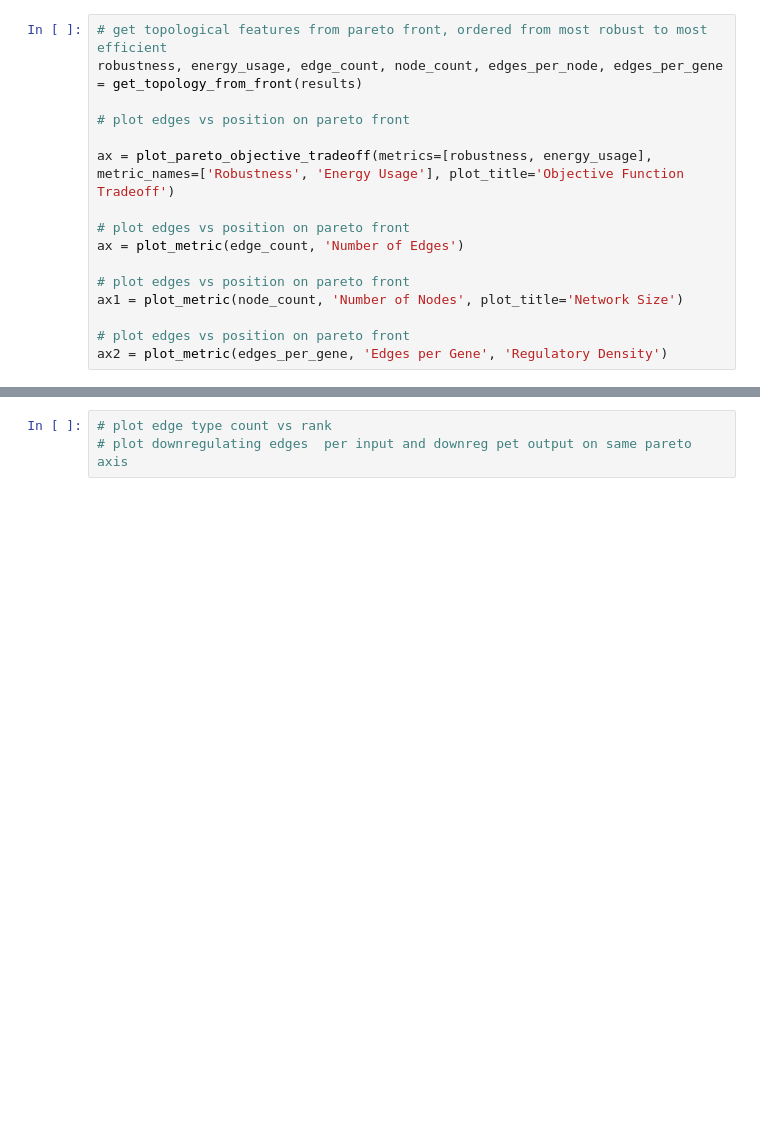
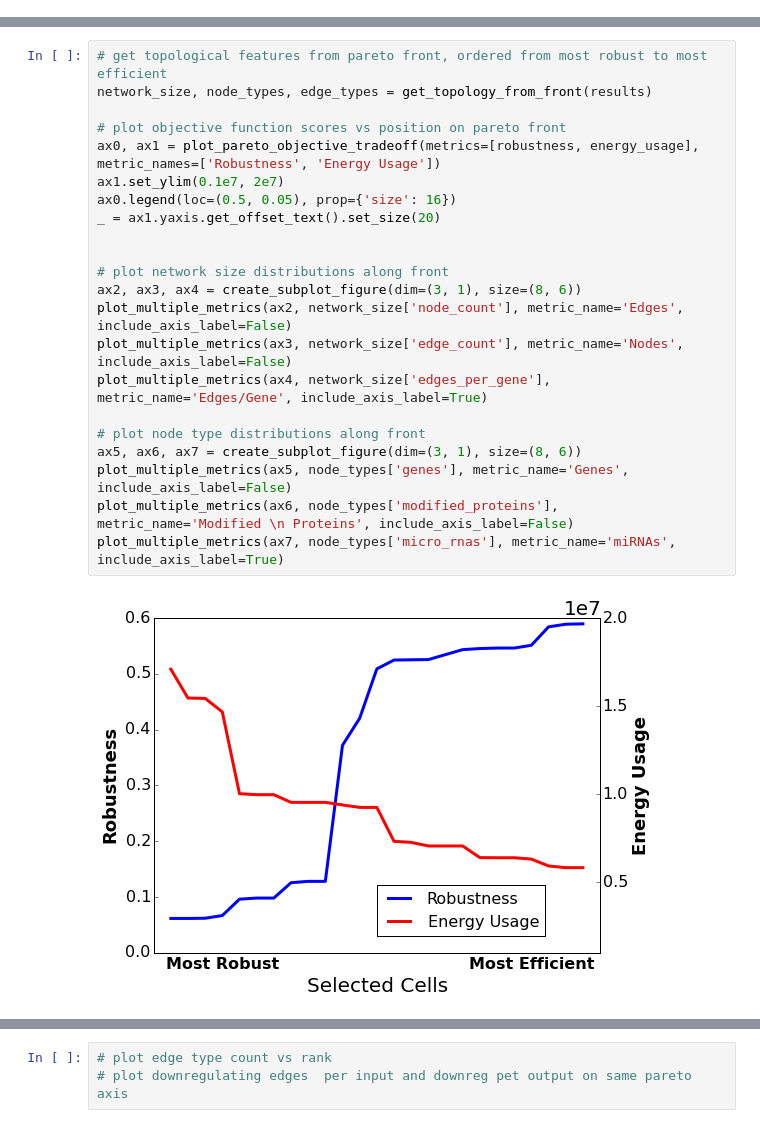
Before and after one commit to sbernasek/evolution_of_grn, a Jupyter notebook: analysis.ipynb, the cells around one changed output, grey strips where cells are left out. Saved outputs shown, nothing was run; the diff lists cells and outputs as text; blank space fills up the shorter version.

```diff
--- a/analysis.ipynb
+++ b/analysis.ipynb
@@ -31,16 +26,0 @@ ax.set_yscale('linear')
-# %%
-# get topological features from pareto front, ordered from most robust to most efficient
-robustness, energy_usage, edge_count, node_count, edges_per_node, edges_per_gene = get_topology_from_front(results)
-
-# plot edges vs position on pareto front
-
-ax = plot_pareto_objective_tradeoff(metrics=[robustness, energy_usage], metric_names=['Robustness', 'Energy Usage'], plot_title='Objective Function Tradeoff')
-
-# plot edges vs position on pareto front
-ax = plot_metric(edge_count, 'Number of Edges')
-
-# plot edges vs position on pareto front
-ax1 = plot_metric(node_count, 'Number of Nodes', plot_title='Network Size')
-
-# plot edges vs position on pareto front
-ax2 = plot_metric(edges_per_gene, 'Edges per Gene', 'Regulatory Density')
@@ -51,0 +27,24 @@ ax2 = plot_metric(edges_per_gene, 'Edges per Gene', 'Regulatory Density')
+# %%
+# get topological features from pareto front, ordered from most robust to most efficient
+network_size, node_types, edge_types = get_topology_from_front(results)
+
+# plot objective function scores vs position on pareto front
+ax0, ax1 = plot_pareto_objective_tradeoff(metrics=[robustness, energy_usage], metric_names=['Robustness', 'Energy Usage'])
+ax1.set_ylim(0.1e7, 2e7)
+ax0.legend(loc=(0.5, 0.05), prop={'size': 16})
+_ = ax1.yaxis.get_offset_text().set_size(20)
+
+
+# plot network size distributions along front
+ax2, ax3, ax4 = create_subplot_figure(dim=(3, 1), size=(8, 6))
+plot_multiple_metrics(ax2, network_size['node_count'], metric_name='Edges', include_axis_label=False)
+plot_multiple_metrics(ax3, network_size['edge_count'], metric_name='Nodes', include_axis_label=False)
+plot_multiple_metrics(ax4, network_size['edges_per_gene'], metric_name='Edges/Gene', include_axis_label=True)
+
+# plot node type distributions along front
+ax5, ax6, ax7 = create_subplot_figure(dim=(3, 1), size=(8, 6))
+plot_multiple_metrics(ax5, node_types['genes'], metric_name='Genes', include_axis_label=False)
+plot_multiple_metrics(ax6, node_types['modified_proteins'], metric_name='Modified \n Proteins', include_axis_label=False)
+plot_multiple_metrics(ax7, node_types['micro_rnas'], metric_name='miRNAs', include_axis_label=True)
+# %% [output]
+[figure, added]
```
Also changed, not shown: parts of 22 cells of this notebook, 4 other files.
